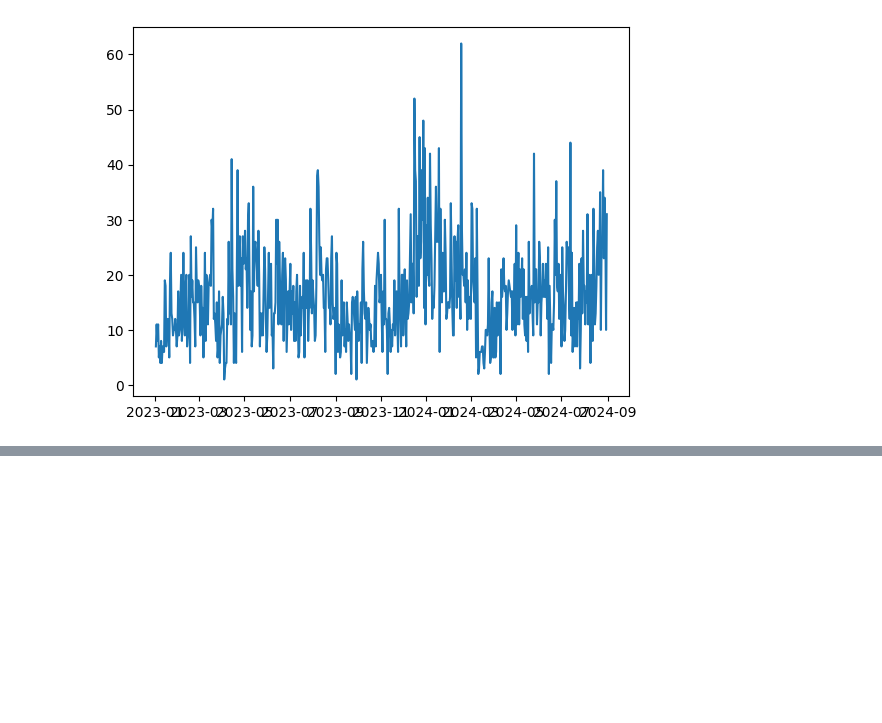
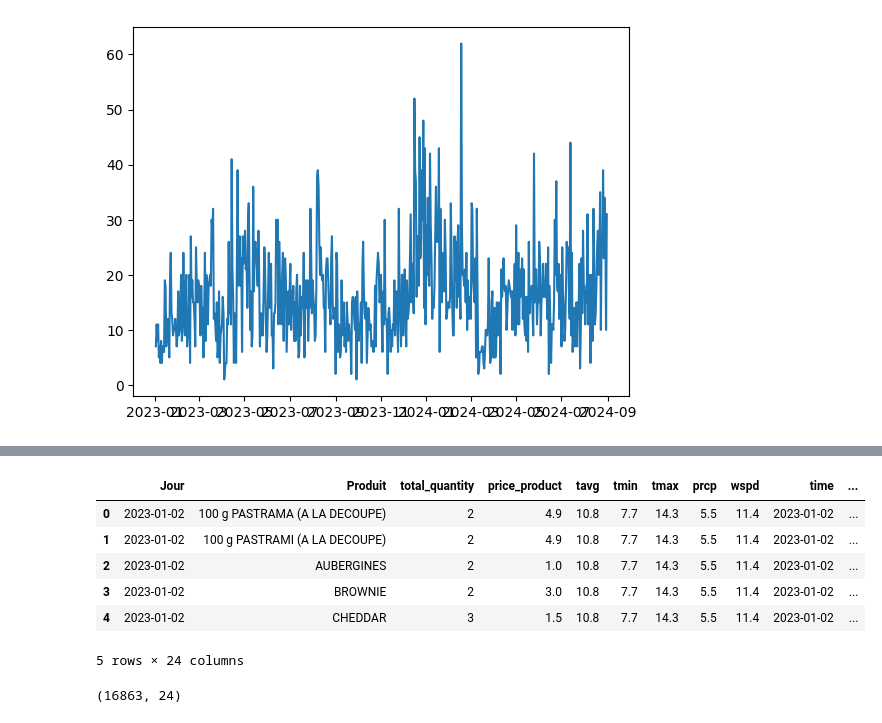
Before and after one commit to Sofiane920/salesforecast, a Jupyter notebook: notebooks/test.ipynb, the cells around one changed output, grey strips where cells are left out. Drawn from its saved outputs; the diff is of its cells as text; code cells hidden in the pictures; blank space fills up the shorter version.

```diff
--- a/notebooks/test.ipynb
+++ b/notebooks/test.ipynb
@@ -372,0 +530,15 @@ for i in unique_products:
+# %%
+label_encoder = LabelEncoder()
+df_forecast = df_merge.copy()
+df_forecast['day_of_week'] = df_forecast['Jour'].dt.dayofweek
+df_forecast['month'] = df_forecast['Jour'].dt.month
+df_forecast['year'] = df_agg['Jour'].dt.year
+df_forecast['Produit_encoded'] = label_encoder.fit_transform(df_forecast['Produit'])
+# %%
+def create_lags(df, lag_range, group_by='Produit'):
+    for lag in lag_range:
+        df[f'Quantité_lag_{lag}'] = df.groupby(group_by)['total_quantity'].shift(lag)
+        print(lag)
+    return df
+
+df_forecast = create_lags(df_forecast, lag_range=range(1, 8))
@@ -372,0 +553,14 @@ for i in unique_products:
+# %%
+df_forecast.head()
+# %% [output]
+|  | Jour | Produit | total_quantity | price_product | tavg | tmin | tmax | prcp | wspd | time | ... |
+| 0 | 2023-01-02 | 100 g PASTRAMA (A LA DECOUPE) | 2 | 4.9 | 10.8 | 7.7 | 14.3 | 5.5 | 11.4 | 2023-01-02 | ... |
+| 1 | 2023-01-02 | 100 g PASTRAMI (A LA DECOUPE) | 2 | 4.9 | 10.8 | 7.7 | 14.3 | 5.5 | 11.4 | 2023-01-02 | ... |
+| 2 | 2023-01-02 | AUBERGINES | 2 | 1.0 | 10.8 | 7.7 | 14.3 | 5.5 | 11.4 | 2023-01-02 | ... |
+| 3 | 2023-01-02 | BROWNIE | 2 | 3.0 | 10.8 | 7.7 | 14.3 | 5.5 | 11.4 | 2023-01-02 | ... |
+| 4 | 2023-01-02 | CHEDDAR | 3 | 1.5 | 10.8 | 7.7 | 14.3 | 5.5 | 11.4 | 2023-01-02 | ... |
+5 rows × 24 columns
+# %%
+df_forecast.shape
+# %% [output]
+(16863, 24)
```
Also changed, not shown: parts of 34 cells of this notebook.
